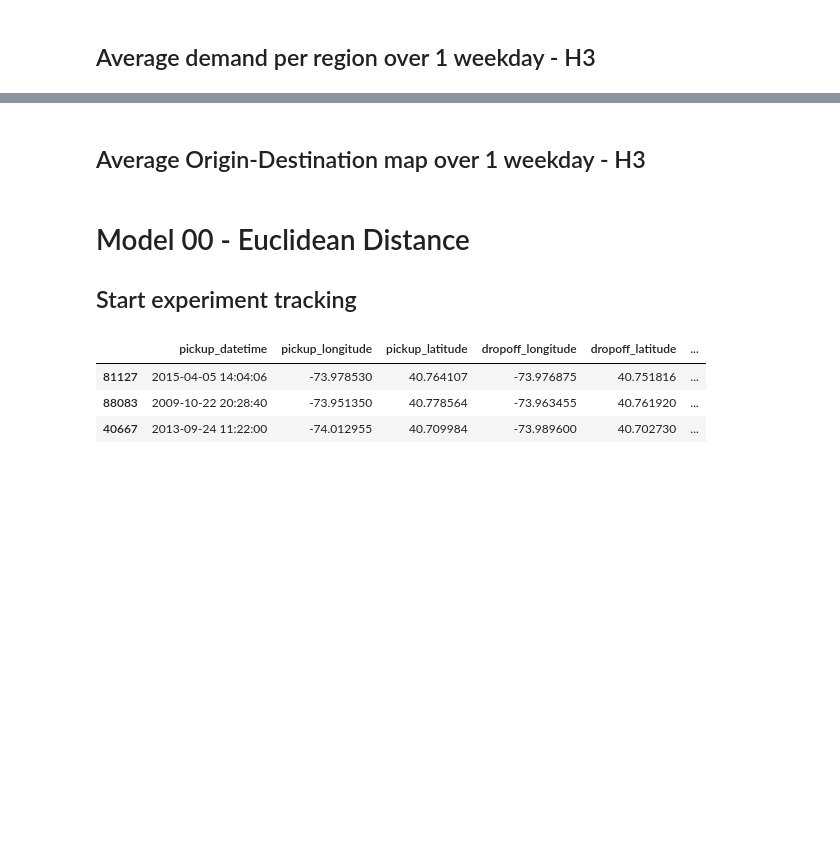
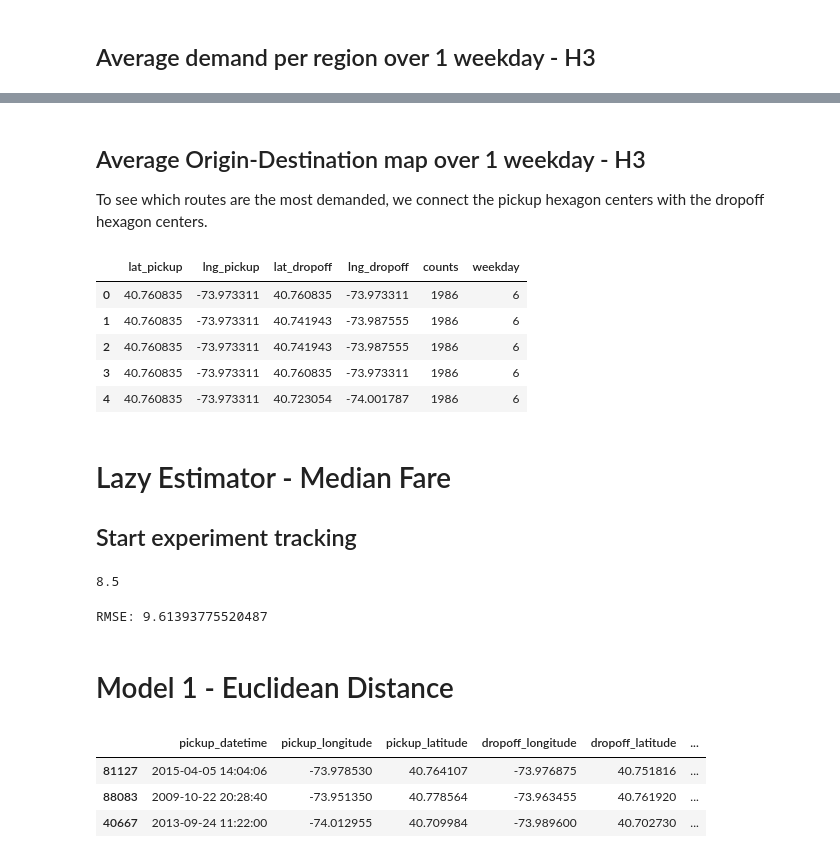
Before and after one commit to caiomiyashiro/geospatial_data_analysis, a Jupyter notebook: AMLD-2020/AMLD_2020.ipynb, the cells around one changed output, grey strips where cells are left out. Drawn from its saved outputs; the diff is of its cells as text; code cells hidden in the pictures; blank space fills up the shorter version.

```diff
--- a/AMLD-2020/AMLD_2020.ipynb
+++ b/AMLD-2020/AMLD_2020.ipynb
@@ -270,2 +344,4 @@ Name: fare_amount, dtype: float64
 # %% [markdown]
 ## Average Origin-Destination map over 1 weekday - H3
+
+To see which routes are the most demanded, we connect the pickup hexagon centers with the dropoff hexagon centers.
@@ -274,9 +348,50 @@ Name: fare_amount, dtype: float64
+# %%
+def average_arc_weekday(df,
+                        pickup_hex='pickup_h3', dropoff_hex='dropoff_h3',
+                        counts='counts', weekday='weekday'):
+
+    center_pickup_hex = 'center_pickup_hex'
+    center_dropoff_hex = 'center_dropoff_hex'
+    df[center_pickup_hex] = df[pickup_hex].apply(lambda x: h3.h3_to_geo(x))
+    df[center_dropoff_hex] = df[dropoff_hex].apply(lambda x: h3.h3_to_geo(x))
+
+    df['lng_pickup'] = df[center_pickup_hex].apply(lambda x: x[1])
+    df['lat_pickup'] = df[center_pickup_hex].apply(lambda x: x[0])
+    df['lng_dropoff'] = df[center_dropoff_hex].apply(lambda x: x[1])
+    df['lat_dropoff'] = df[center_dropoff_hex].apply(lambda x: x[0])
+    return df[['lat_pickup', 'lng_pickup', 'lat_dropoff', 'lng_dropoff', counts, weekday]]
+
+df_arc = average_arc_weekday(df_hex)
+df_arc.head()
+# %% [output]
+|  | lat_pickup | lng_pickup | lat_dropoff | lng_dropoff | counts | weekday |
+| 0 | 40.760835 | -73.973311 | 40.760835 | -73.973311 | 1986 | 6 |
+| 1 | 40.760835 | -73.973311 | 40.741943 | -73.987555 | 1986 | 6 |
+| 2 | 40.760835 | -73.973311 | 40.741943 | -73.987555 | 1986 | 6 |
+| 3 | 40.760835 | -73.973311 | 40.760835 | -73.973311 | 1986 | 6 |
+| 4 | 40.760835 | -73.973311 | 40.723054 | -74.001787 | 1986 | 6 |
 # %% [markdown]
-# Model 00 - Euclidean Distance
-
+# Lazy Estimator - Median Fare
 ## Start experiment tracking
 # %%
 iteration_results = {}
+# %%
+df['fare_amount'].median()
+# %% [output]
+8.5
+# %%
+# for the lazy estimator the predicted target is always the same value (the median fare price of the train data)
+# therefore, we create a column with the same length as the test data we want to predict
+
+y_test_pred_lazy = [df_train['fare_amount'].median()] * df_test.shape[0]
+
+rmse = np.sqrt(mean_squared_error(df_test[TARGET], y_test_pred_lazy))
+iteration_results['exp_lazy_rmse'] = rmse
+print(f'RMSE: {rmse}')
+# %% [output]
+RMSE: 9.61393775520487
+# %% [markdown]
+# Model 1 - Euclidean Distance
 # %%
 def euclidean_distance(x1, y1, x2, y2):
     return (((x2-x1)**2 + (y2-y1)**2)**(1/2))
```
Also changed, not shown: parts of 20 cells of this notebook, 3 other files.
